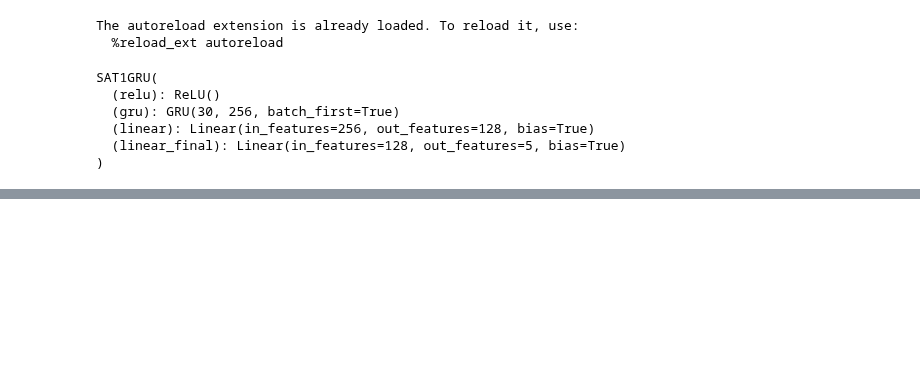
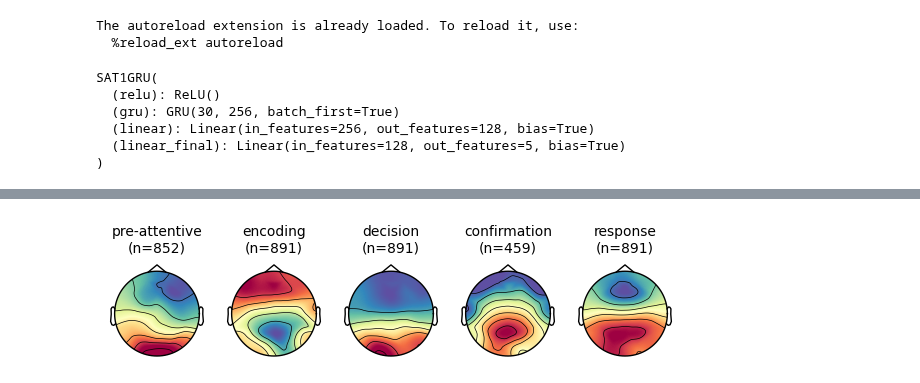
Before and after one commit to rickdott/hmp-ai, a Jupyter notebook: visualization/captum.ipynb, the cells around one changed output, grey strips where cells are left out. Cells and saved outputs as stored; diff of their text form; code cells hidden in the pictures; blank space fills up the shorter version.

```diff
--- a/visualization/captum.ipynb
+++ b/visualization/captum.ipynb
@@ -51,0 +53,4 @@ attributions, _ = ig.attribute(
+# %%
+plot_mean_activation_per_label(attributions, positions)
+# %% [output]
+[figure, added]
```
Also changed, not shown: parts of 10 cells of this notebook, 1 other file.
